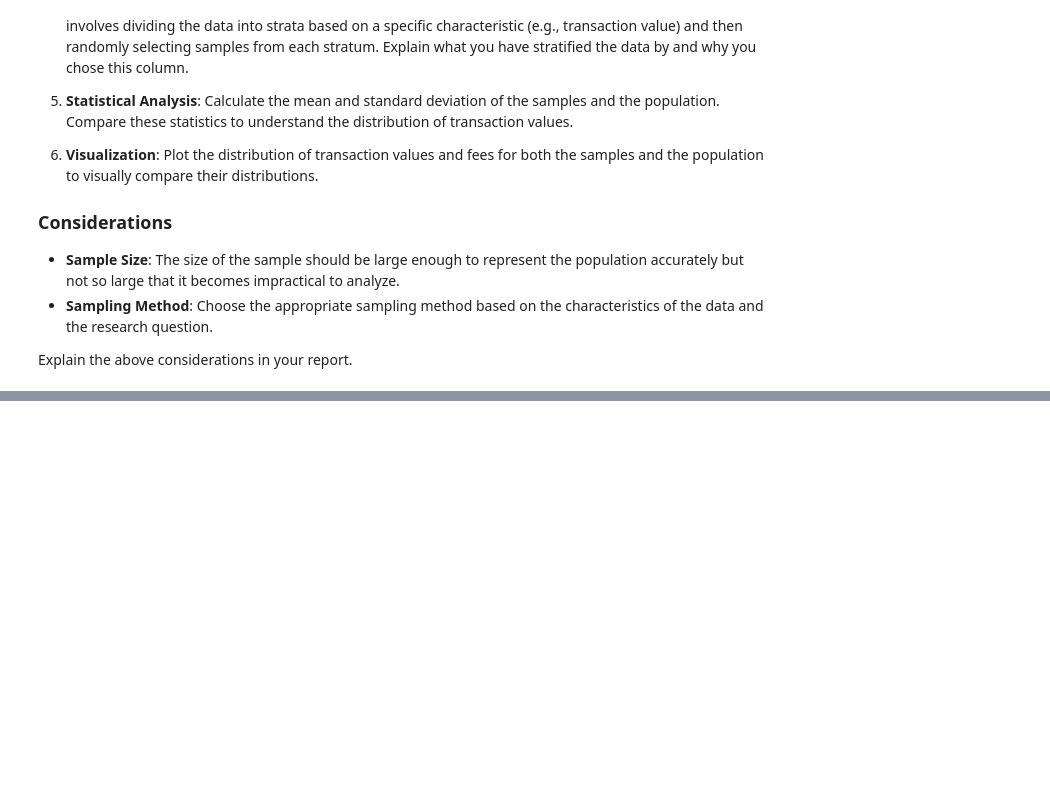
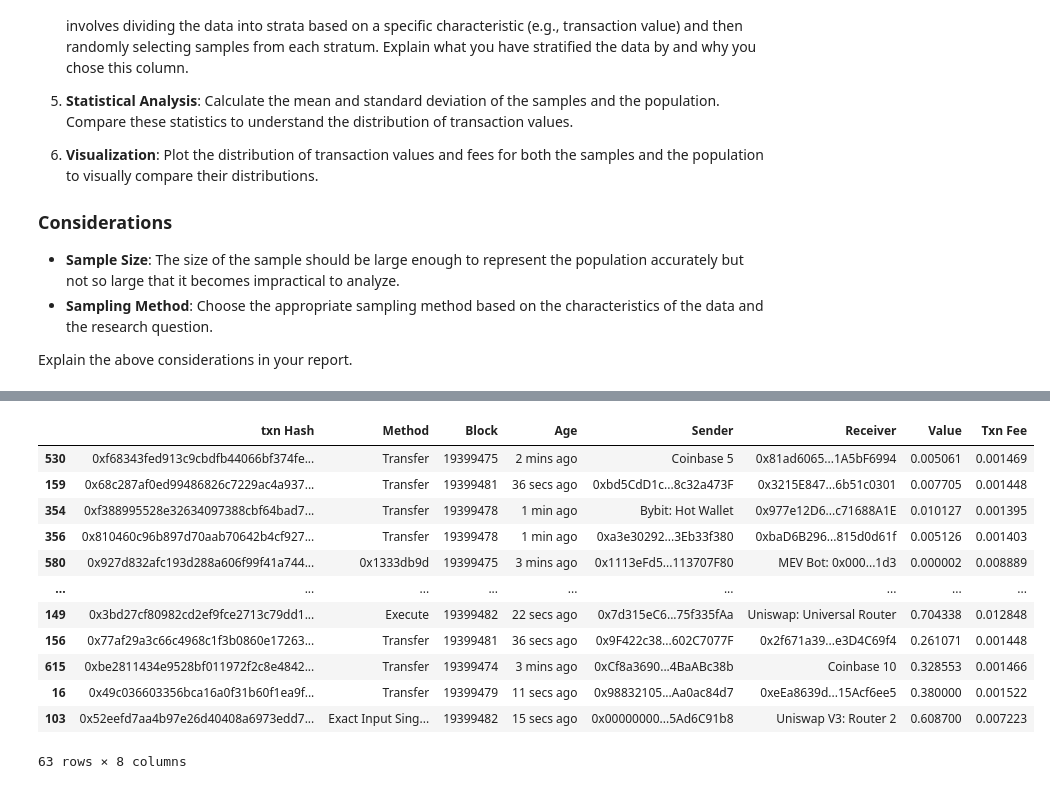
Before and after one commit to SoheilHajianManesh/Data-Sciense-Course-Projects, a Jupyter notebook: CA0/CA0.ipynb, the cells around one changed output, grey strips where cells are left out. Cells and saved outputs as stored; diff of their text form; code cells hidden in the pictures; blank space fills up the shorter version.

```diff
--- a/CA0/CA0.ipynb
+++ b/CA0/CA0.ipynb
@@ -381,0 +420,17 @@ Explain the above considerations in your report.
+# %%
+stratified_sample = stratified_sampling(filtered_df, "Value" , sample_size)
+stratified_sample
+# %% [output]
+|  | txn Hash | Method | Block | Age | Sender | Receiver | Value | Txn Fee |
+| 530 | 0xf68343fed913c9cbdfb44066bf374fe... | Transfer | 19399475 | 2 mins ago | Coinbase 5 | 0x81ad6065...1A5bF6994 | 0.005061 | 0.001469 |
+| 159 | 0x68c287af0ed99486826c7229ac4a937... | Transfer | 19399481 | 36 secs ago | 0xbd5CdD1c...8c32a473F | 0x3215E847...6b51c0301 | 0.007705 | 0.001448 |
+| 354 | 0xf388995528e32634097388cbf64bad7... | Transfer | 19399478 | 1 min ago | Bybit: Hot Wallet | 0x977e12D6...c71688A1E | 0.010127 | 0.001395 |
+| 356 | 0x810460c96b897d70aab70642b4cf927... | Transfer | 19399478 | 1 min ago | 0xa3e30292...3Eb33f380 | 0xbaD6B296...815d0d61f | 0.005126 | 0.001403 |
+| 580 | 0x927d832afc193d288a606f99f41a744... | 0x1333db9d | 19399475 | 3 mins ago | 0x1113eFd5...113707F80 | MEV Bot: 0x000...1d3 | 0.000002 | 0.008889 |
+| ... | ... | ... | ... | ... | ... | ... | ... | ... |
+| 149 | 0x3bd27cf80982cd2ef9fce2713c79dd1... | Execute | 19399482 | 22 secs ago | 0x7d315eC6...75f335fAa | Uniswap: Universal Router | 0.704338 | 0.012848 |
+| 156 | 0x77af29a3c66c4968c1f3b0860e17263... | Transfer | 19399481 | 36 secs ago | 0x9F422c38...602C7077F | 0x2f671a39...e3D4C69f4 | 0.261071 | 0.001448 |
+| 615 | 0xbe2811434e9528bf011972f2c8e4842... | Transfer | 19399474 | 3 mins ago | 0xCf8a3690...4BaABc38b | Coinbase 10 | 0.328553 | 0.001466 |
+| 16 | 0x49c036603356bca16a0f31b60f1ea9f... | Transfer | 19399479 | 11 secs ago | 0x98832105...Aa0ac84d7 | 0xeEa8639d...15Acf6ee5 | 0.380000 | 0.001522 |
+| 103 | 0x52eefd7aa4b97e26d40408a6973edd7... | Exact Input Sing... | 19399482 | 15 secs ago | 0x00000000...5Ad6C91b8 | Uniswap V3: Router 2 | 0.608700 | 0.007223 |
+63 rows × 8 columns
```
Also changed, not shown: parts of 18 cells of this notebook.
